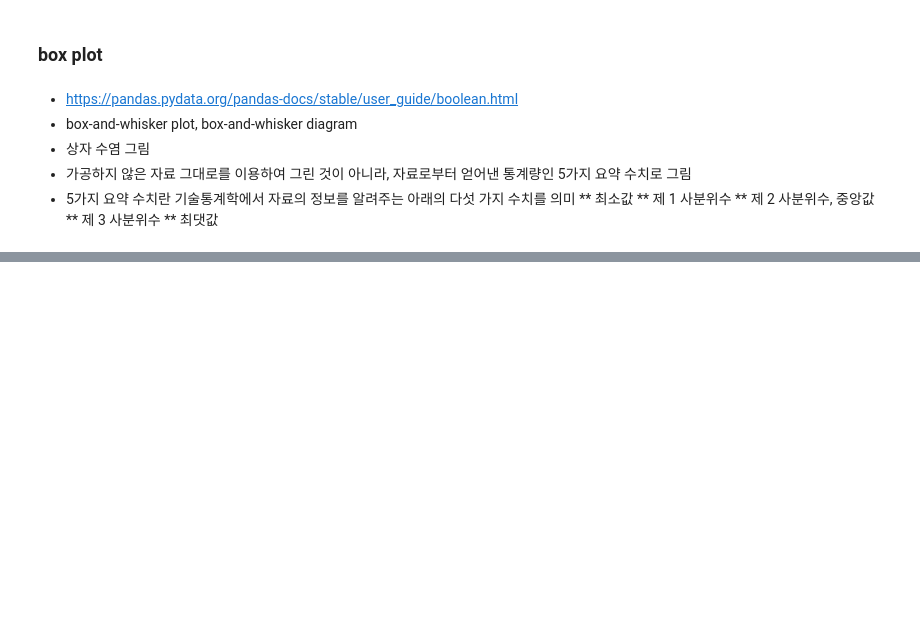
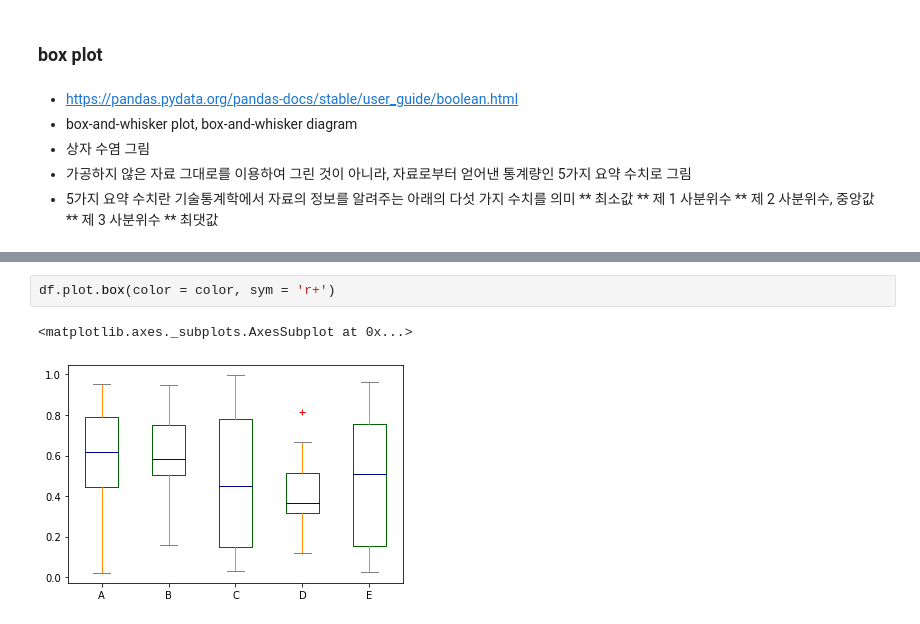
Before and after one commit to anew0m/AStudy_Pandas-basic, a Jupyter notebook: study/11_데이터_시각화_Plotting_기능_활용하기.ipynb, the cells around one changed output, grey strips where cells are left out. Drawn from its saved outputs; the diff is of its cells as text; blank space fills up the shorter version.

```diff
--- a/study/11_데이터_시각화_Plotting_기능_활용하기.ipynb
+++ b/study/11_데이터_시각화_Plotting_기능_활용하기.ipynb
@@ -576,0 +627,5 @@ array([[<matplotlib.axes._subplots.AxesSubplot object at 0x...>,
+# %%
+df.plot.box(color = color, sym = 'r+')
+# %% [output]
+<matplotlib.axes._subplots.AxesSubplot at 0x...>
+[figure, added]
```
Also changed, not shown: parts of 15 cells of this notebook.
